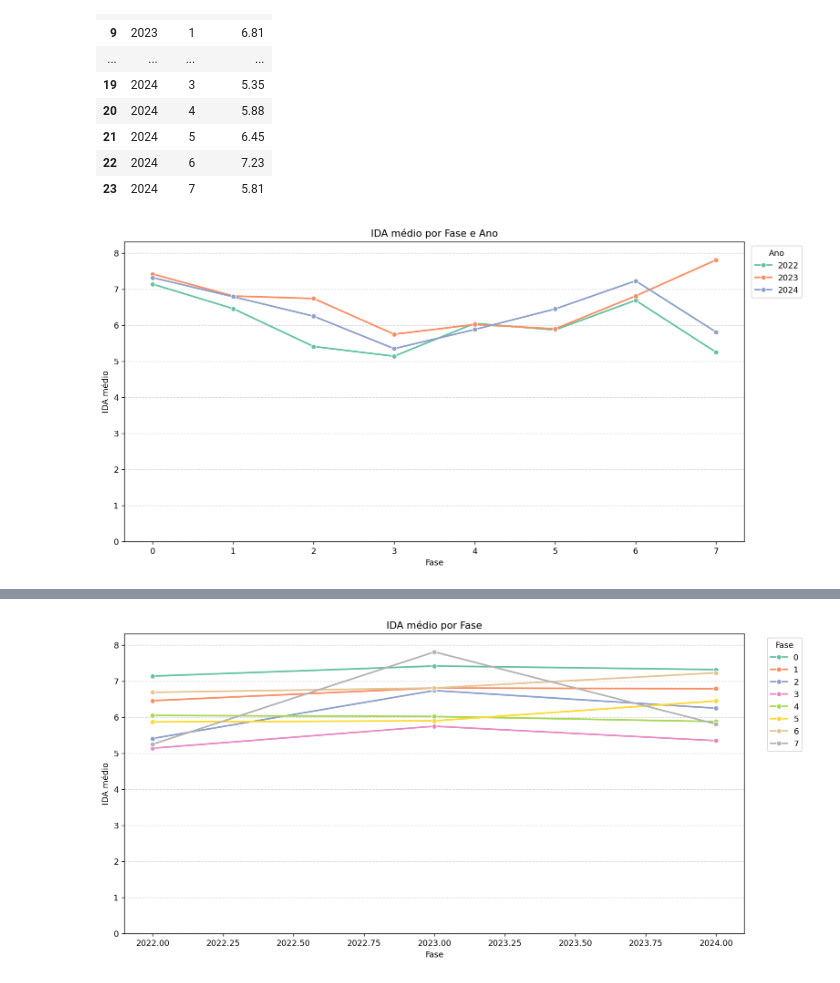
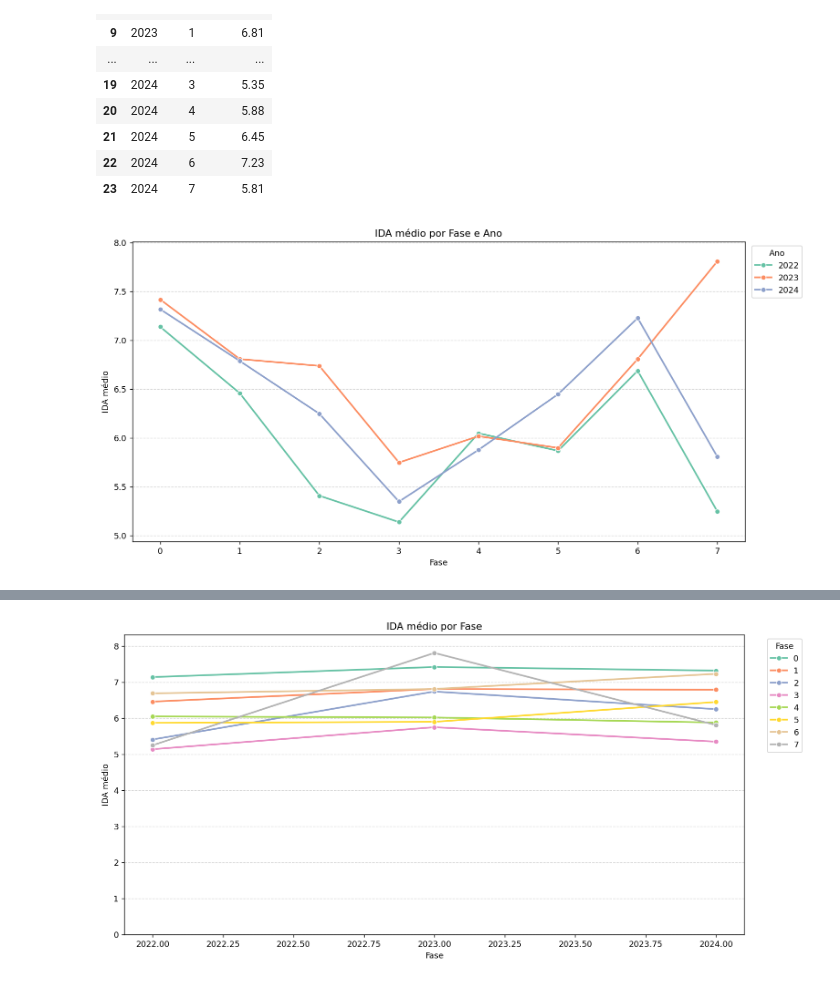
Before and after one commit to tiagoturra/fiap-datathon, a Jupyter notebook: Data Analysis.ipynb, the cells around one changed output, grey strips where cells are left out. Drawn from its saved outputs; the diff is of its cells as text; code cells hidden in the pictures.

```diff
--- a/Data Analysis.ipynb
+++ b/Data Analysis.ipynb
@@ -283,2 +283,0 @@ Limpeza da coluna `fase`
-# %%
-df_2023["fase"] = df_2023["fase"].str.replace(r"FASE", "", regex=True)
@@ -287,5 +284,3 @@ AttributeError: Can only use .str accessor with string values!
-# %%
-df_2023["fase"] = df_2023["fase"].apply(normalize_fase).astype("Int64")
 # %% [markdown]
 Limpeza da coluna `turma`
 # %%
@@ -418,7 +411,3 @@ Tratamento da coluna `fase`, de acordo com a base de 2022.
-# %%
-df_2024["fase"] = df_2024["fase"].str.replace(r"FASE", "", regex=True)
-# %%
-df_2024["fase"] = df_2024["fase"].apply(normalize_fase).astype("Int64")
 # %% [markdown]
 Tratamento da coluna `turma`
 # %%
@@ -705,15 +772,15 @@ ida_fase
 # %%
 plt.figure(figsize=(12, 6))
 
 sns.lineplot(data=ida_fase, x='fase', y='ida_medio', hue='ano', marker='o', linewidth=2, markers='o', palette="Set2")
 
 plt.title('IDA médio por Fase e Ano')
 plt.xlabel('Fase')
 plt.ylabel('IDA médio')
-plt.ylim(0, ida_fase['ida_medio'].max() + .5)
+plt.ylim(ida_fase['ida_medio'].min() - .2, ida_fase['ida_medio'].max() + .2)
 plt.legend(title='Ano', bbox_to_anchor=(1.1, 1), loc='upper right')
 plt.grid(axis='y', linestyle='--', alpha=0.5)
 plt.tight_layout()
 plt.show()
 # %% [output]
-[figure, old version]
+[figure, new version]
```
Also changed, not shown: parts of 34 cells of this notebook, 7 other files.
